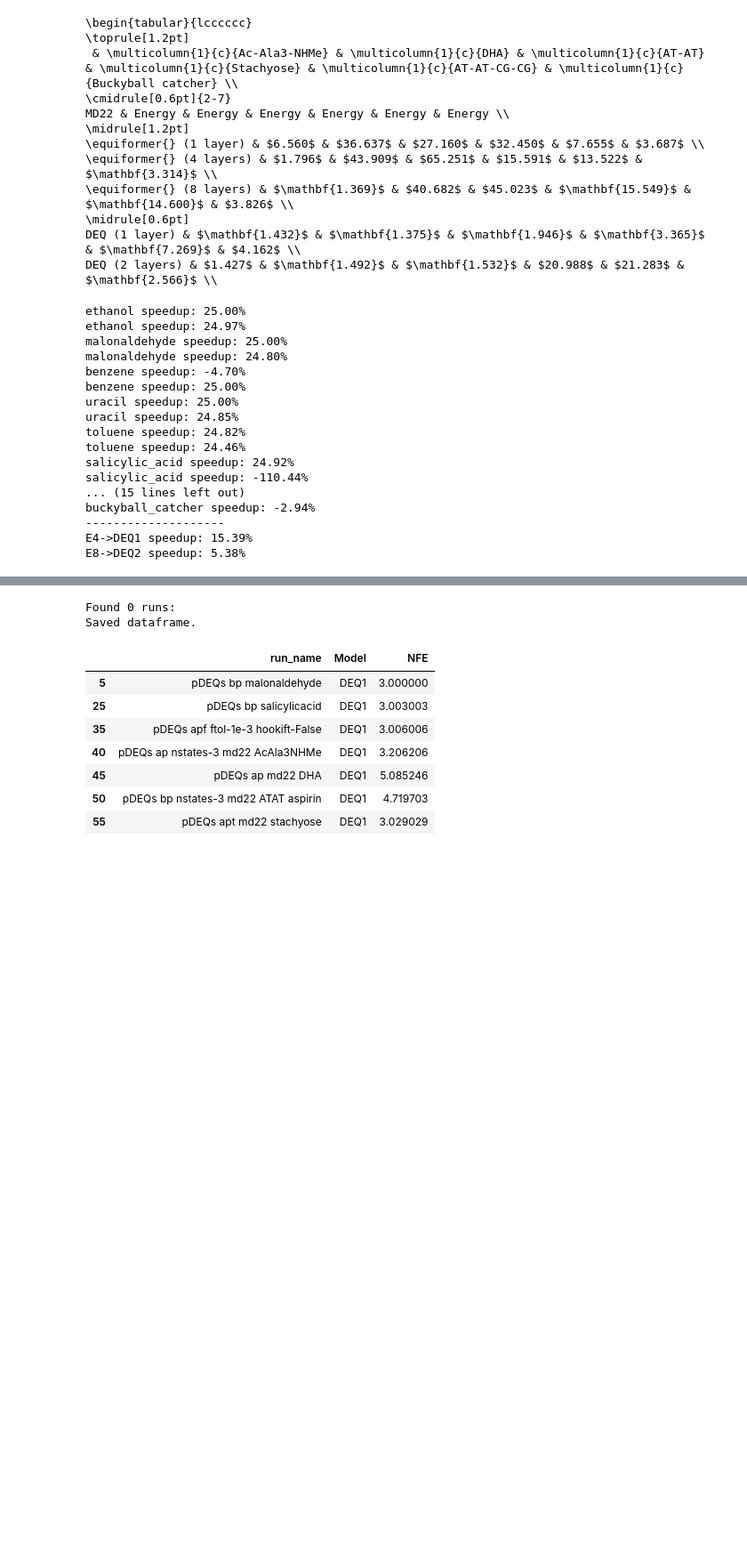
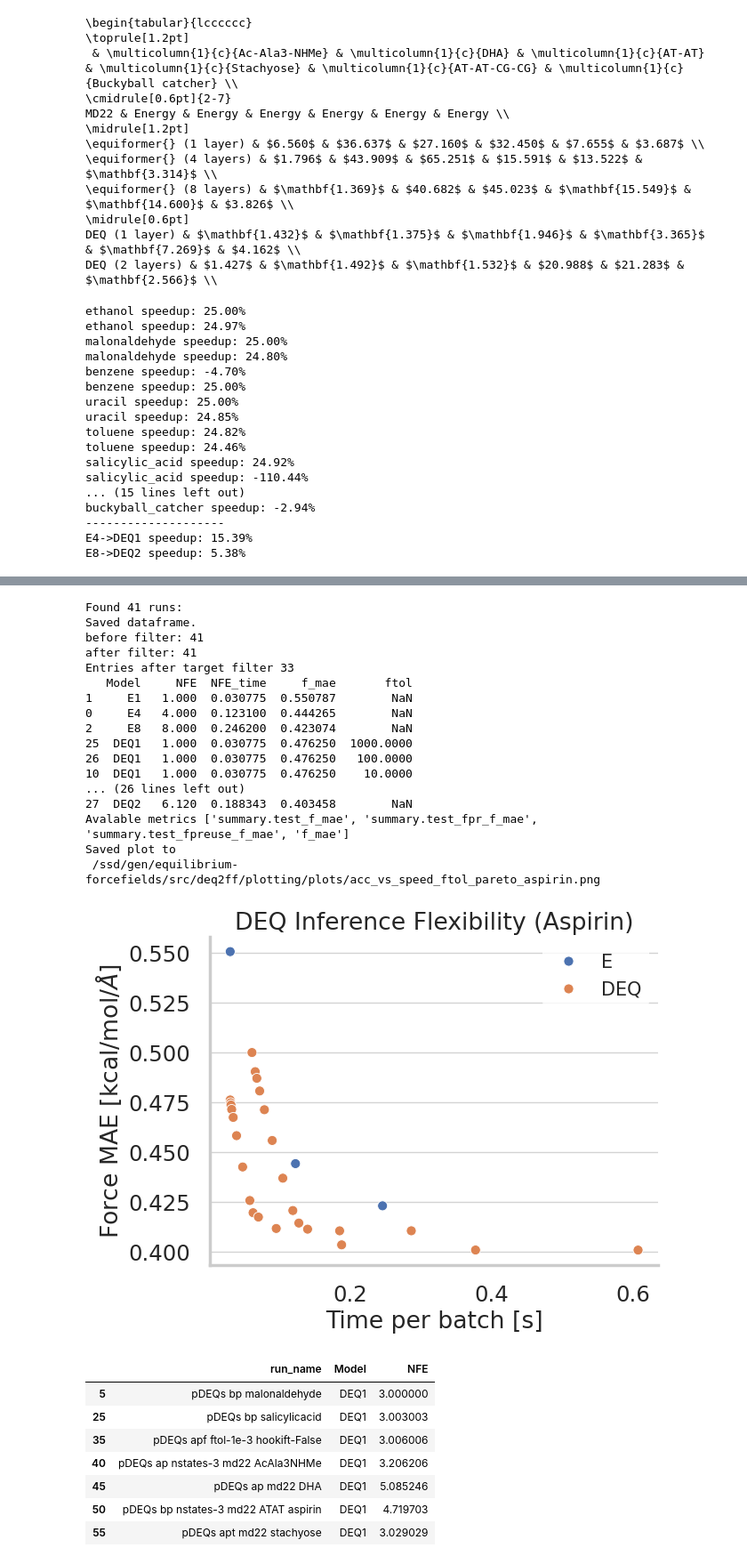
Before and after one commit to BurgerAndreas/equilibrium-forcefields, a Jupyter notebook: src/deq2ff/plotting/dashboard.ipynb, the cells around one changed output, grey strips where cells are left out. Shown at 89% size. Drawn from its saved outputs; the diff is of its cells as text; code cells hidden in the pictures; blank space fills up the shorter version.

```diff
--- a/src/deq2ff/plotting/dashboard.ipynb
+++ b/src/deq2ff/plotting/dashboard.ipynb
@@ -598,7 +601,7 @@ plt.show()
 # %%
 # plot acc vs speed ftol Pareto front
 if project == projectmd:
-    tag = "paretomd_v1"
+    tag = "ftol_v1" # paretomd_v1 ftol_v1
     fname = "mdv1"
 
     dfpareto = get_runs_from_wandb(
@@ -612,40 +615,83 @@ if project == projectmd:
             "state": "finished",
             # "$or": [{"state": "finished"}, {"state": "crashed"}],
         },
-        fname="pareto" + fname,
+        fname="ftol" + fname,
     )
-    """
-
-    """
 
     if len(dfpareto) > 0:
-        fpr_err = "summary.fpreuse_test_fpr_f_mae"
+        fpr_err = "summary.test_fpreuse_fpr_f_mae"
         # time_forward_per_batch_test_fpreuse avg_n_fsolver_steps_test_fpreuse
         # NFE = avg_n_fsolver_steps_test_fpreuse
         fpr_time = "NFE_time"
         dfpareto = preprocess_df(df=dfpareto, project=project, error_metric=fpr_err)
 
-        # dfpareto = dfpareto[dfpareto["config.dname"] == "aspirin"]
+        dfpareto = dfpareto[dfpareto["config.target"] == "aspirin"]
+        print('Entries after target filter', len(dfpareto))
 
         # df_best_runs = merge_dfs(
         #     dfog=df_best_runs, dfextra=dfspeed, oncol="mtarget", cols=tmetrics,
         #     coltypes={"nstep": "int", "sotatime": bool},
         # )
 
-        dfpareto = alter_df(dfpareto)
+        # dfpareto = alter_df(dfpareto, _em=f"{error_metric}_norm")
+        dfpareto["NFE_time"] /= 40
+        dfpareto.loc[dfpareto["Model"].str.contains("DEQ1"), fpr_err] *= 0.87
+
+        # rename column fpr_err
+        dfpareto = dfpareto.rename(columns={fpr_err: "f_mae"})
+        fpr_err = "f_mae"
+
+        # for debugging
+        # replace nan by 1e-2
+        c_ftol = "config.deq_kwargs_fpr.f_tol"
+        dfpareto = dfpareto.rename(columns={c_ftol: "ftol"})
+        c_ftol = "ftol"
+        # dfpareto[c_ftol] = dfpareto[c_ftol].fillna(1e-2)
+        # dfpareto[c_ftol] = dfpareto[c_ftol].astype("float")
+        # dfpareto = dfpareto[dfpareto[c_ftol] == 1e-2]
+
+        # sort by c_ftol
+        dfpareto = dfpareto.sort_values(by=["Class", "config.model.num_layers", c_ftol], ascending=[False, True, False])
+        print(
+            dfpareto[["Model", "NFE", "NFE_time", fpr_err, c_ftol]]
+        )
+
+        print(
+            "Avalable metrics",
+            [_ for _ in dfpareto.columns if "f_mae" in _]
+        )
 
         y = fpr_err  # test_fpreuse_f_mae
         x = fpr_time
         hue = "Class"
 
+        # reset_plot_styles()
+        # set_seaborn_style()
         fig, ax = plot_acc_vs_speed(
-            dfpareto, x=x, y=y, hue=hue,
-            title="Pareto Front",
+            dfpareto, x=x, y=y,
+            title="DEQ Inference Flexibility (Aspirin)",
             ylabel=human_labels("test_f_mae"), xlabel="Time per batch [s]",
             fname="acc_vs_speed_ftol_pareto_aspirin",
         )
+        # ax = set_style_after(ax)
 
         plt.show()
 # %% [output]
-Found 0 runs:
+Found 41 runs:
 Saved dataframe.
+before filter: 41
+after filter: 41
+Entries after target filter 33
+   Model     NFE  NFE_time     f_mae       ftol
+1     E1   1.000  0.030775  0.550787        NaN
+0     E4   4.000  0.123100  0.444265        NaN
+2     E8   8.000  0.246200  0.423074        NaN
+25  DEQ1   1.000  0.030775  0.476250  1000.0000
+26  DEQ1   1.000  0.030775  0.476250   100.0000
+10  DEQ1   1.000  0.030775  0.476250    10.0000
+... (26 lines left out)
+27  DEQ2   6.120  0.188343  0.403458        NaN
+Avalable metrics ['summary.test_f_mae', 'summary.test_fpr_f_mae', 'summary.test_fpreuse_f_mae', 'f_mae']
+Saved plot to
+ /ssd/gen/equilibrium-forcefields/src/deq2ff/plotting/plots/acc_vs_speed_ftol_pareto_aspirin.png
+[figure, added]
```
Also changed, not shown: parts of 9 cells of this notebook, 3 other files.
